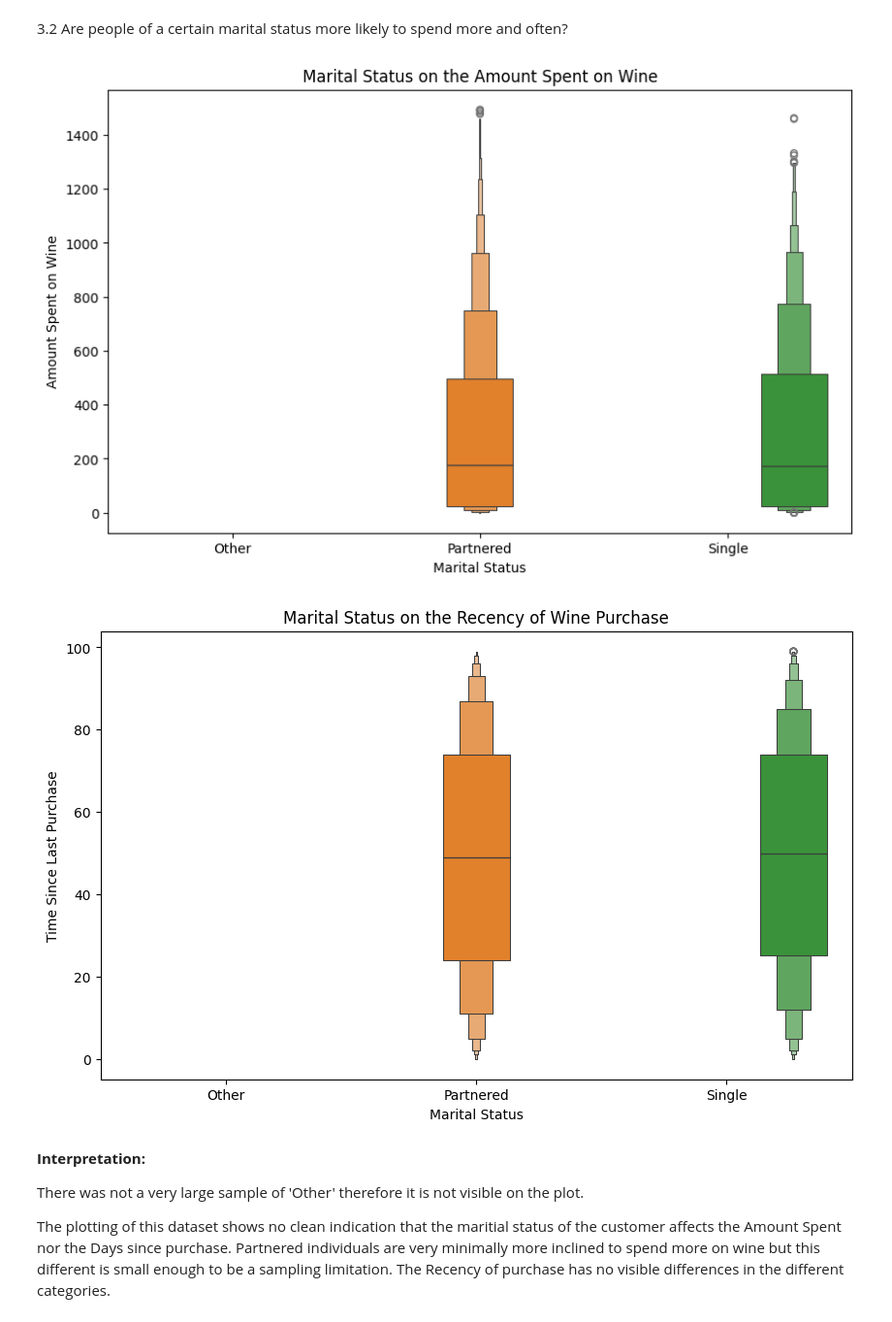
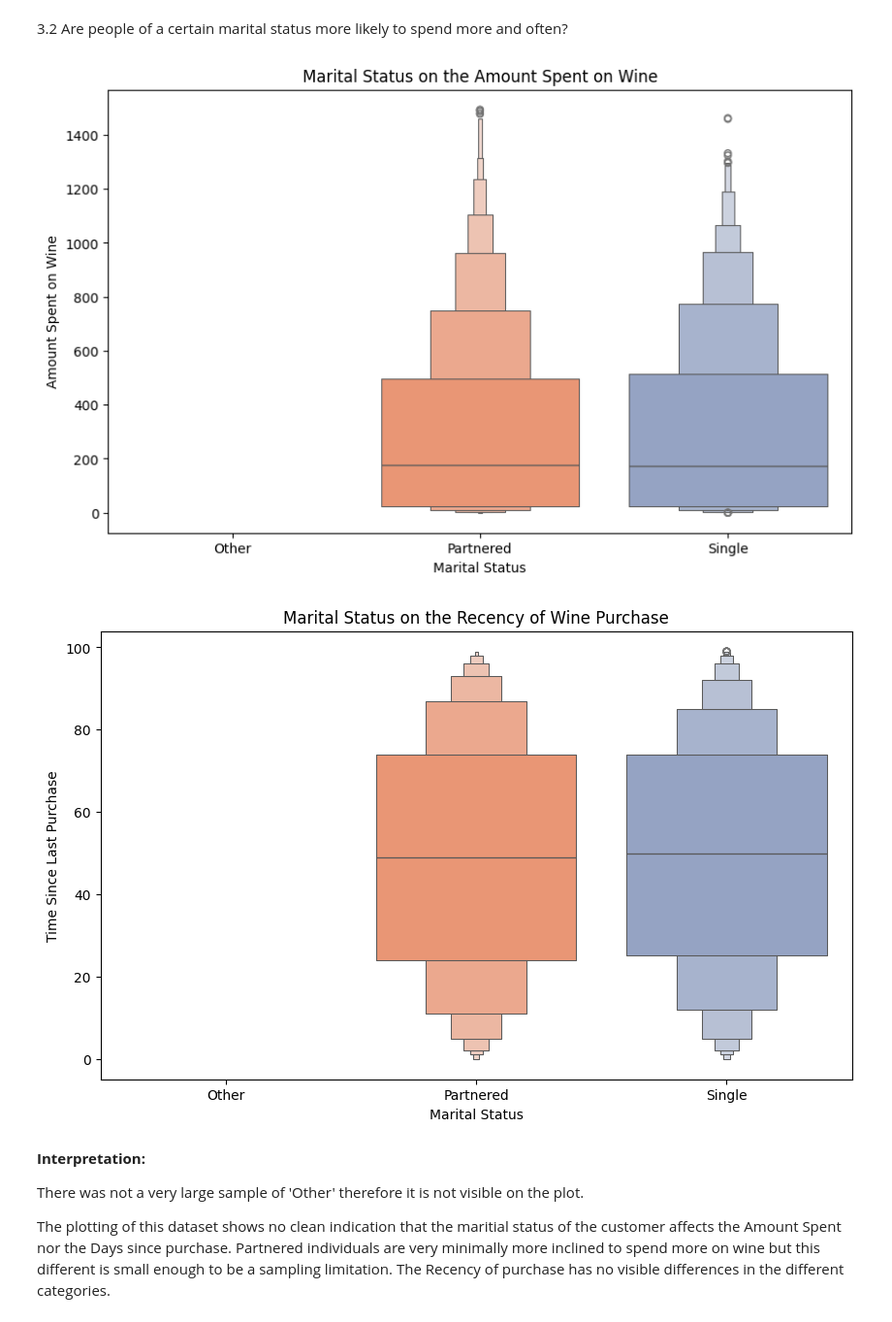
Before and after one commit to ShayanDhillon/Data200-Final-Customers, a Jupyter notebook: CustomerAnalysis.ipynb, the cells around one changed output. Shown at 97% size. Cells and saved outputs as stored; diff of their text form; code cells hidden in the pictures.

```diff
--- a/CustomerAnalysis.ipynb
+++ b/CustomerAnalysis.ipynb
@@ -222,21 +218,21 @@ From this data we can tell that there is a significant disparity between what se
 # %%
 
 plt.figure(figsize=(10,6))
-sns.boxenplot(data=df, x="Marital_Simplified", y="MntWines", hue="Marital_Simplified")
+sns.boxenplot(data=df, x="Marital_Simplified", y="MntWines", hue="Marital_Simplified", palette="Set2", dodge=False)
 plt.title("Marital Status on the Amount Spent on Wine")
 plt.ylabel("Amount Spent on Wine")
 plt.xlabel("Marital Status")
 plt.show()
 
 plt.figure(figsize=(10,6))
-sns.boxenplot(data=df, x="Marital_Simplified", y="Recency", hue="Marital_Simplified")
+sns.boxenplot(data=df, x="Marital_Simplified", y="Recency", hue="Marital_Simplified", palette="Set2", dodge=False)
 plt.title("Marital Status on the Recency of Wine Purchase")
 plt.xlabel("Marital Status")
 plt.ylabel("Time Since Last Purchase")
 plt.show()
 # %% [output]
-[figure, old version]
+[figure, new version]
-[figure, old version]
+[figure, new version]
 # %% [markdown]
 **Interpretation:**
 
```
Also changed, not shown: parts of 7 cells of this notebook.
